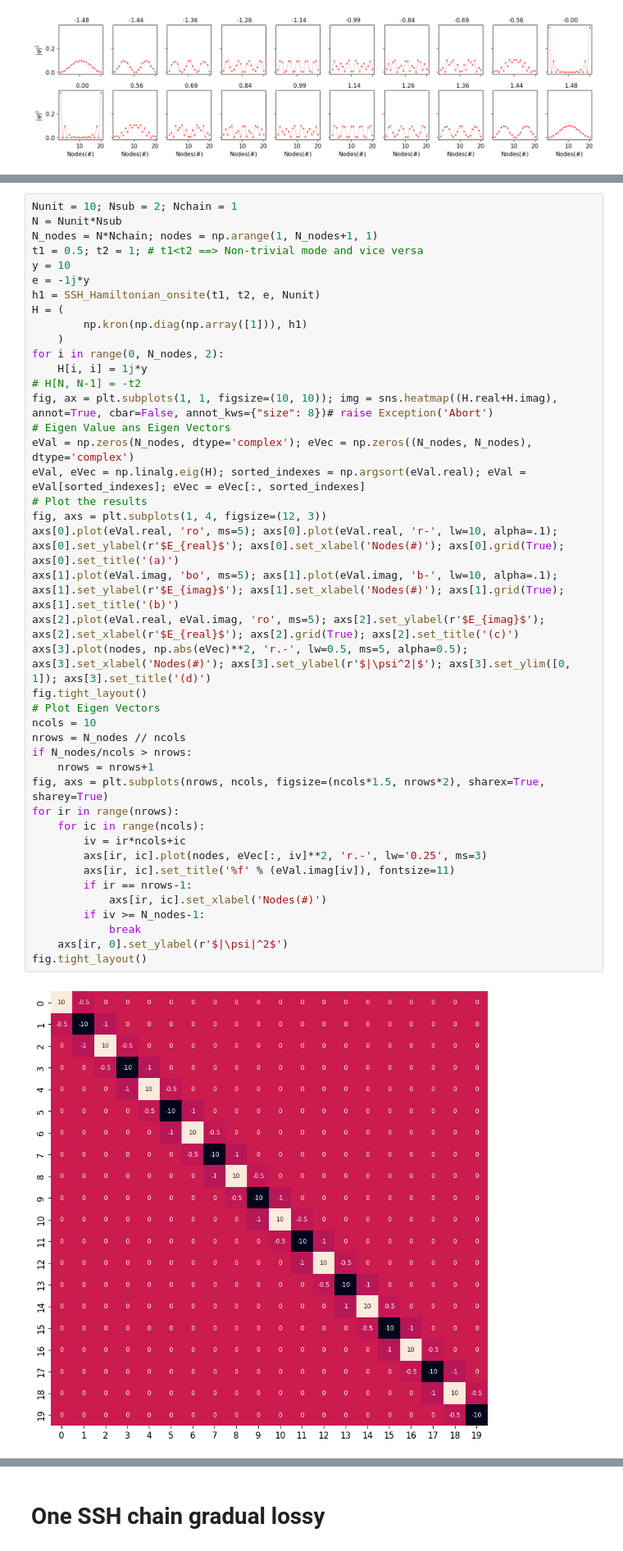
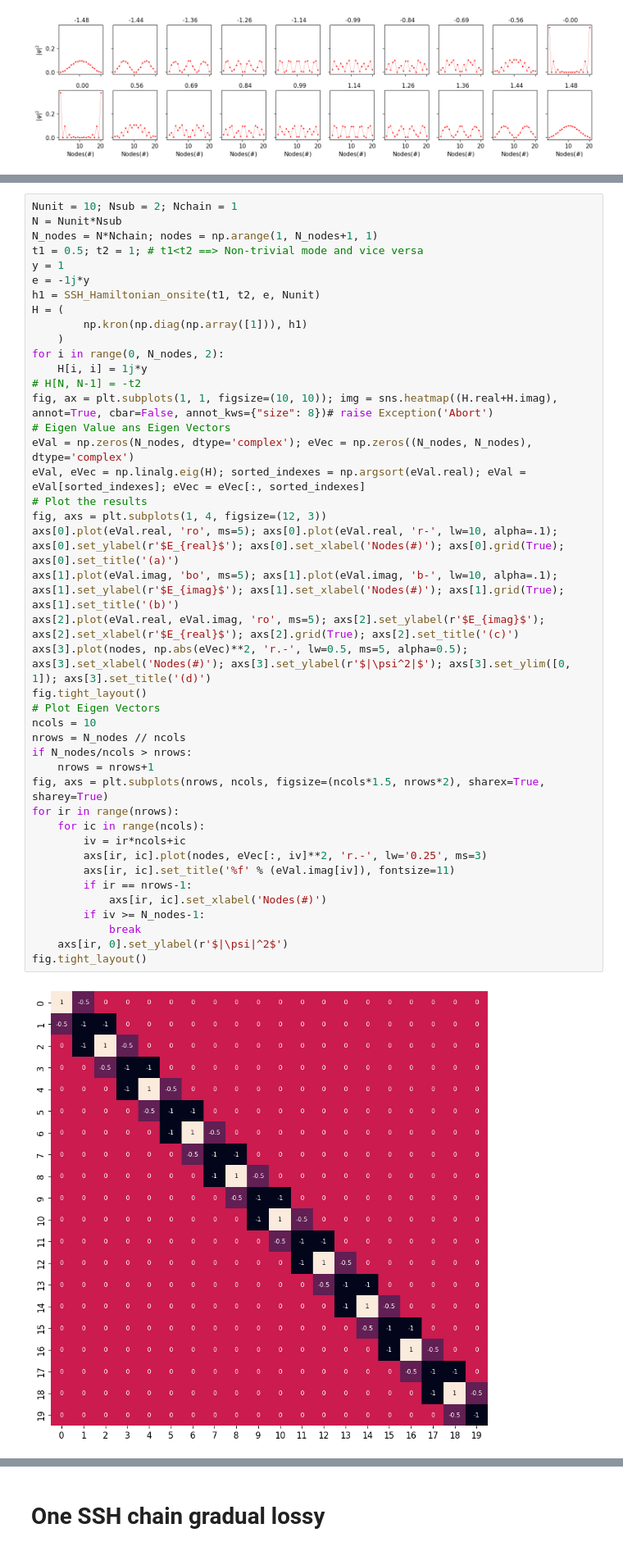
Before and after one commit to shrazo/2023_Defect_State_accumulation_Rafi_bhai, a Jupyter notebook: 2023002_v1.ipynb, the cells around one changed output, grey strips where cells are left out. Shown at 82% size. Saved outputs shown, nothing was run; the diff lists cells and outputs as text.

```diff
--- a/2023002_v1.ipynb
+++ b/2023002_v1.ipynb
@@ -145,7 +146,7 @@ Nunit = 10; Nsub = 2; Nchain = 1
 N = Nunit*Nsub
 N_nodes = N*Nchain; nodes = np.arange(1, N_nodes+1, 1)
 t1 = 0.5; t2 = 1; # t1<t2 ==> Non-trivial mode and vice versa
-y = 10
+y = 1
 e = -1j*y
 h1 = SSH_Hamiltonian_onsite(t1, t2, e, Nunit)
 H = (
@@ -156,31 +157,31 @@ for i in range(0, N_nodes, 2):
 # H[N, N-1] = -t2
 fig, ax = plt.subplots(1, 1, figsize=(10, 10)); img = sns.heatmap((H.real+H.imag), annot=True, cbar=False, annot_kws={"size": 8})# raise Exception('Abort')
 # Eigen Value ans Eigen Vectors
 eVal = np.zeros(N_nodes, dtype='complex'); eVec = np.zeros((N_nodes, N_nodes), dtype='complex')
 eVal, eVec = np.linalg.eig(H); sorted_indexes = np.argsort(eVal.real); eVal = eVal[sorted_indexes]; eVec = eVec[:, sorted_indexes]
 # Plot the results
 fig, axs = plt.subplots(1, 4, figsize=(12, 3))
 axs[0].plot(eVal.real, 'ro', ms=5); axs[0].plot(eVal.real, 'r-', lw=10, alpha=.1); axs[0].set_ylabel(r'$E_{real}$'); axs[0].set_xlabel('Nodes(#)'); axs[0].grid(True); axs[0].set_title('(a)')
 axs[1].plot(eVal.imag, 'bo', ms=5); axs[1].plot(eVal.imag, 'b-', lw=10, alpha=.1); axs[1].set_ylabel(r'$E_{imag}$'); axs[1].set_xlabel('Nodes(#)'); axs[1].grid(True); axs[1].set_title('(b)')
 axs[2].plot(eVal.real, eVal.imag, 'ro', ms=5); axs[2].set_ylabel(r'$E_{imag}$'); axs[2].set_xlabel(r'$E_{real}$'); axs[2].grid(True); axs[2].set_title('(c)')
 axs[3].plot(nodes, np.abs(eVec)**2, 'r.-', lw=0.5, ms=5, alpha=0.5); axs[3].set_xlabel('Nodes(#)'); axs[3].set_ylabel(r'$|\psi^2|$'); axs[3].set_ylim([0, 1]); axs[3].set_title('(d)')
 fig.tight_layout()
 # Plot Eigen Vectors
 ncols = 10
 nrows = N_nodes // ncols
 if N_nodes/ncols > nrows:
     nrows = nrows+1
 fig, axs = plt.subplots(nrows, ncols, figsize=(ncols*1.5, nrows*2), sharex=True, sharey=True)
 for ir in range(nrows):
     for ic in range(ncols):
         iv = ir*ncols+ic
         axs[ir, ic].plot(nodes, eVec[:, iv]**2, 'r.-', lw='0.25', ms=3)
         axs[ir, ic].set_title('%f' % (eVal.imag[iv]), fontsize=11)
         if ir == nrows-1:
             axs[ir, ic].set_xlabel('Nodes(#)')
         if iv >= N_nodes-1:
             break
     axs[ir, 0].set_ylabel(r'$|\psi|^2$')
 fig.tight_layout()
 # %% [output]
-[figure, old version]
+[figure, new version]
```
Also changed, not shown: parts of 2 cells of this notebook.
